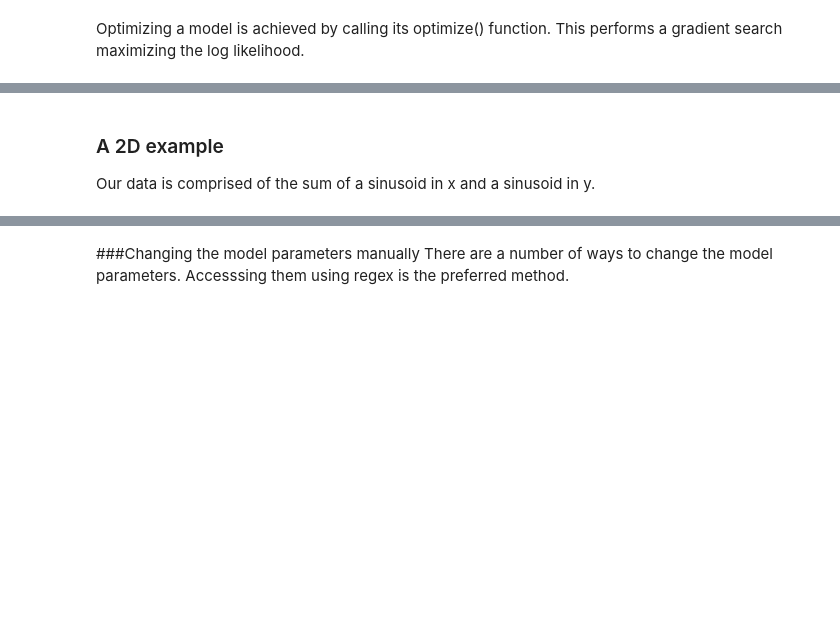
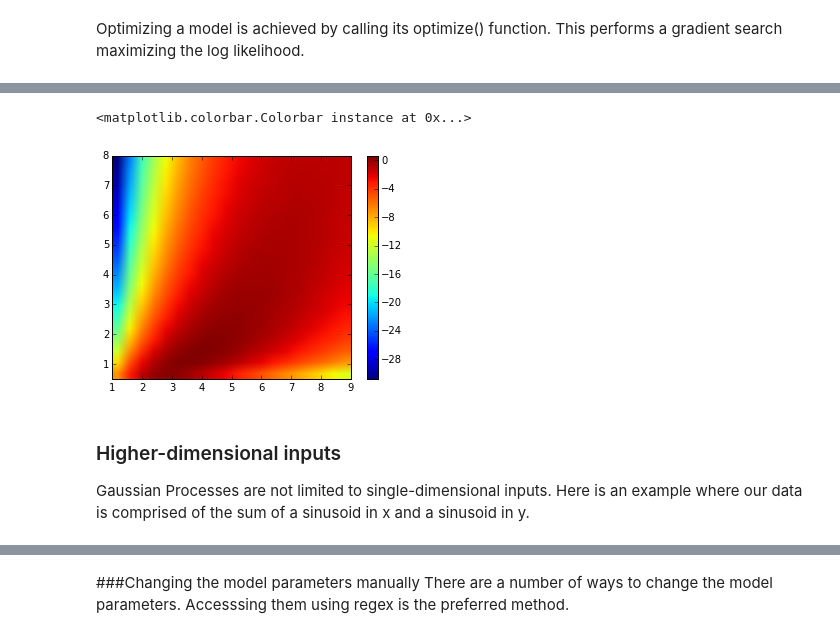
Before and after one commit to a5a/GP_tutorial, a Jupyter notebook: GP_tutorial.ipynb, the cells around one changed output, grey strips where cells are left out. Saved outputs shown, nothing was run; the diff lists cells and outputs as text; code cells hidden in the pictures; blank space fills up the shorter version.

Commit message:
added a section on visualising the likelihood surface

```diff
--- a/GP_tutorial.ipynb
+++ b/GP_tutorial.ipynb
@@ -244,7 +294,28 @@ Try changing the true kernel (k_data), the model kernel (k) and its initial para
+# %%
+variances = np.linspace(0.5, 8., 20)
+lengthscales = np.linspace(1., 9., 20)
+log_likelihoods = np.zeros((len(variances), len(lengthscales)))
+
+# m['Gaussian_noise.variance'] = 0.04
+for ii in xrange(len(variances)):
+    for jj in xrange(len(lengthscales)):
+        m['Mat32.variance'] = variances[ii]
+        m['Mat32.lengthscale'] = lengthscales[jj]
+#         print m
+        log_likelihoods[ii, jj] = m.log_likelihood()
+
+plt.imshow(log_likelihoods,
+           extent=[min(lengthscales),max(lengthscales),min(variances),max(variances)],
+           aspect=1,
+           origin='lower')
+plt.colorbar()
+# %% [output]
+<matplotlib.colorbar.Colorbar instance at 0x...>
+[figure, added]
 # %% [markdown]
-### A 2D example
+### Higher-dimensional inputs
 
-Our data is comprised of the sum of a sinusoid in x and a sinusoid in y.
+Gaussian Processes are not limited to single-dimensional inputs. Here is an example where our data is comprised of the sum of a sinusoid in x and a sinusoid in y.
 # %%
 # Adapted from the GPy documentation
 
```
Also changed, not shown: parts of 14 cells of this notebook, 1 other file.
